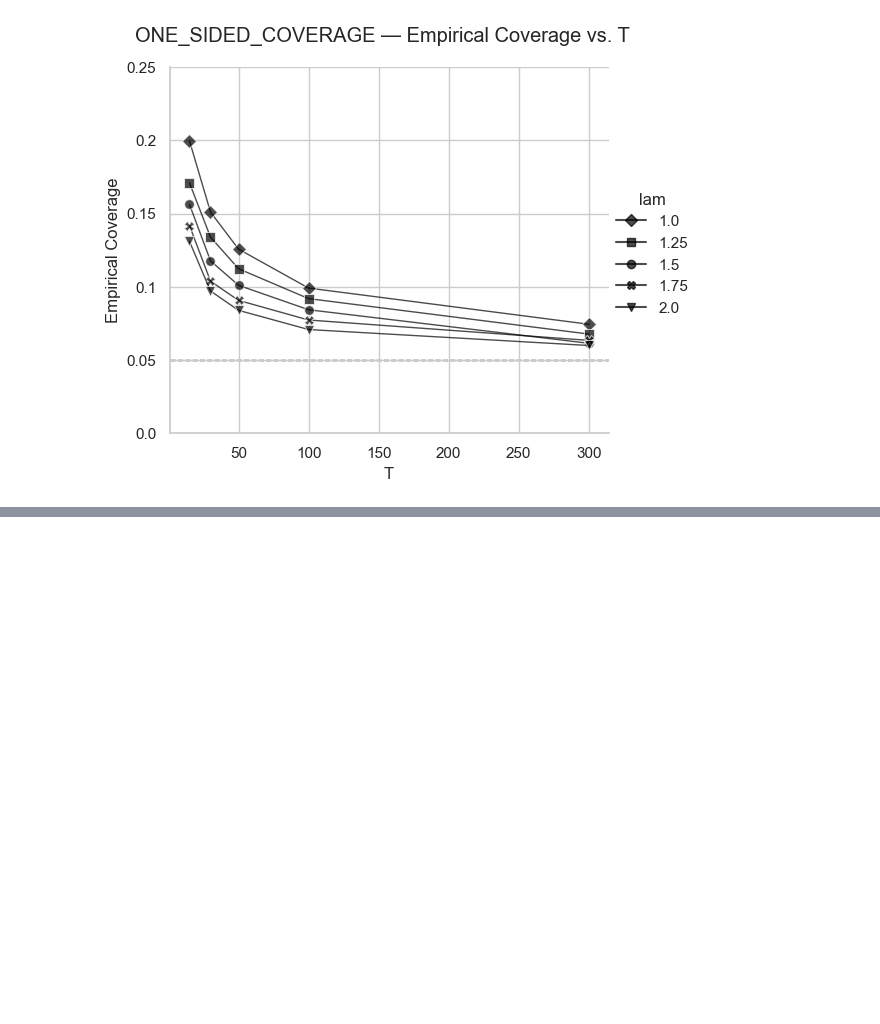
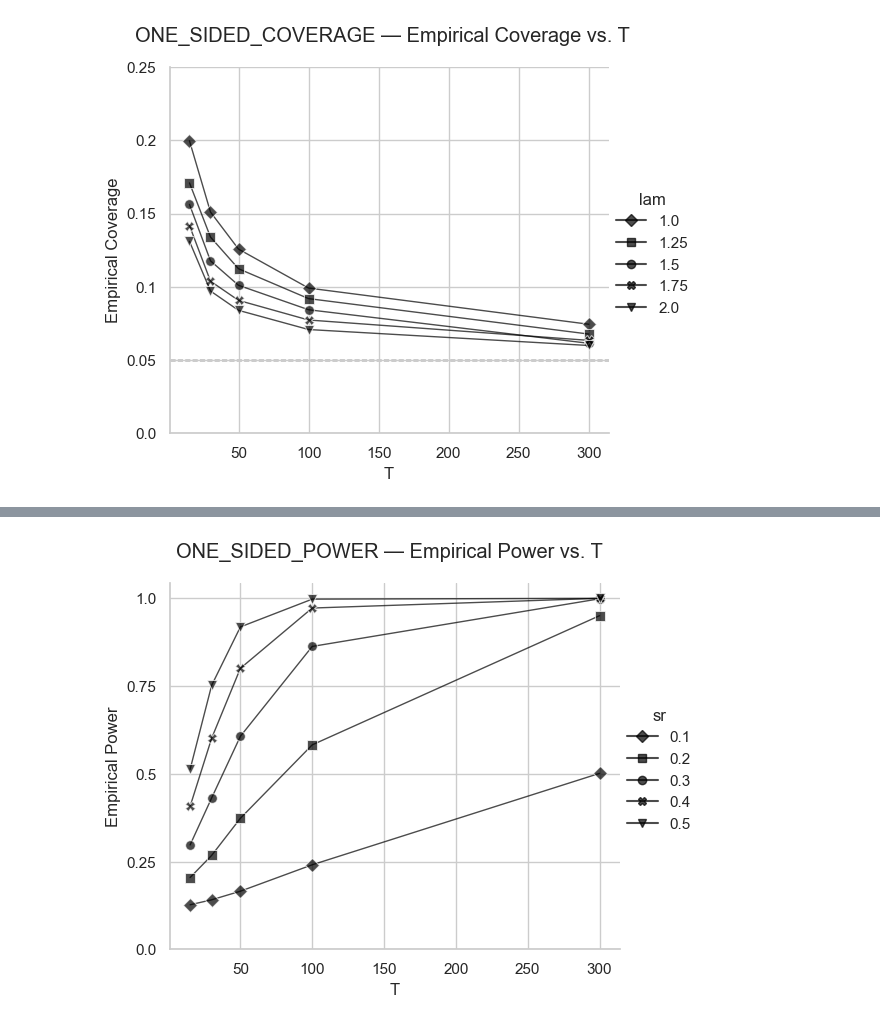
Before and after one commit to Fabro2701/sharpe_ratio_TFM, a Jupyter notebook: notebooks/opdyke2007.ipynb, the cells around one changed output, grey strips where cells are left out. Cells and saved outputs as stored; diff of their text form; code cells hidden in the pictures; blank space fills up the shorter version.

```diff
--- a/notebooks/opdyke2007.ipynb
+++ b/notebooks/opdyke2007.ipynb
@@ -157,0 +178,5 @@ run_analysis(experiments, "fig5_d", alpha=0.05, plot_mask=[0,0,1], line_plot_kar
+# %%
+run_analysis(experiments, "fig7", alpha=0.05, plot_mask=[0,0,1],
+             line_plot_kargs=line_plot_kargs | {'yticks': [0.0, 0.25, 0.5, 0.75, 1.0]})
+# %% [output]
+[figure, added]
```
Also changed, not shown: parts of 5 cells of this notebook, 1 other file.
